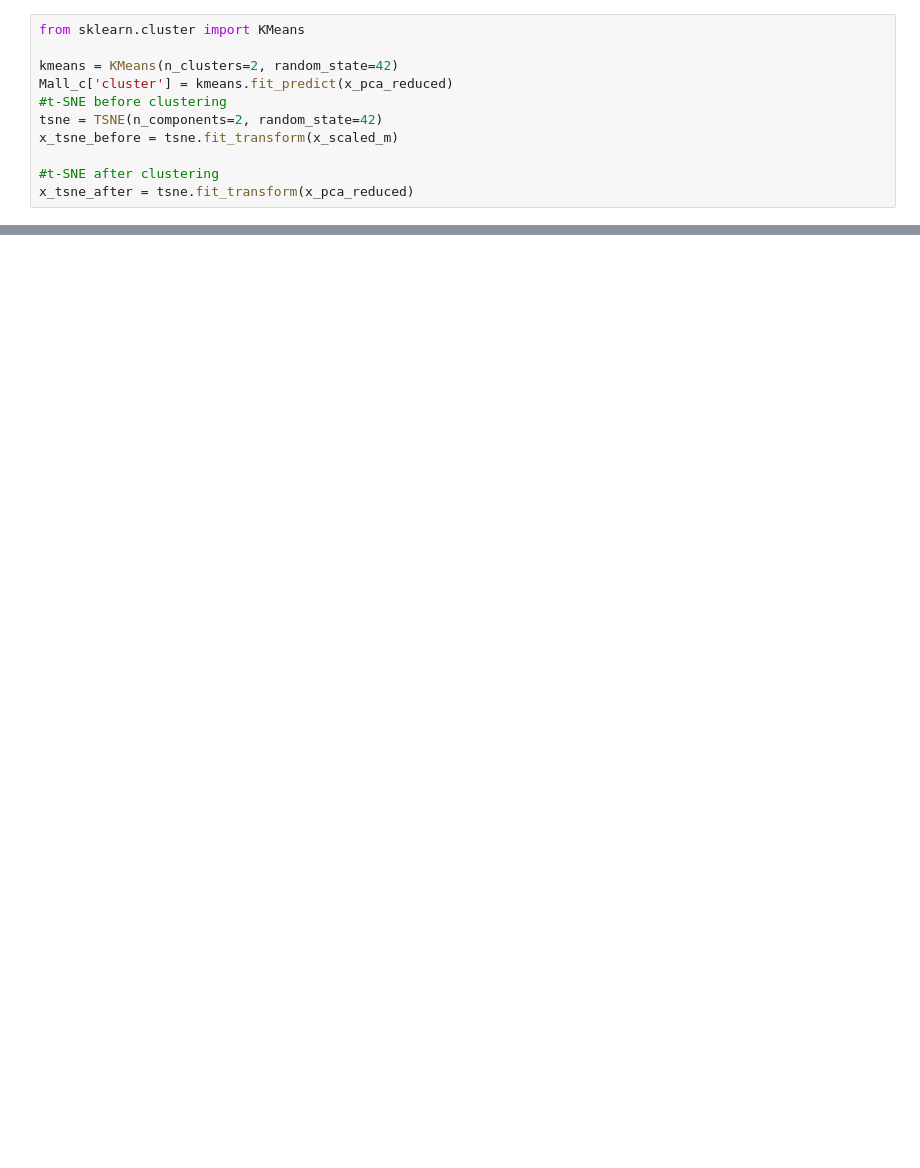
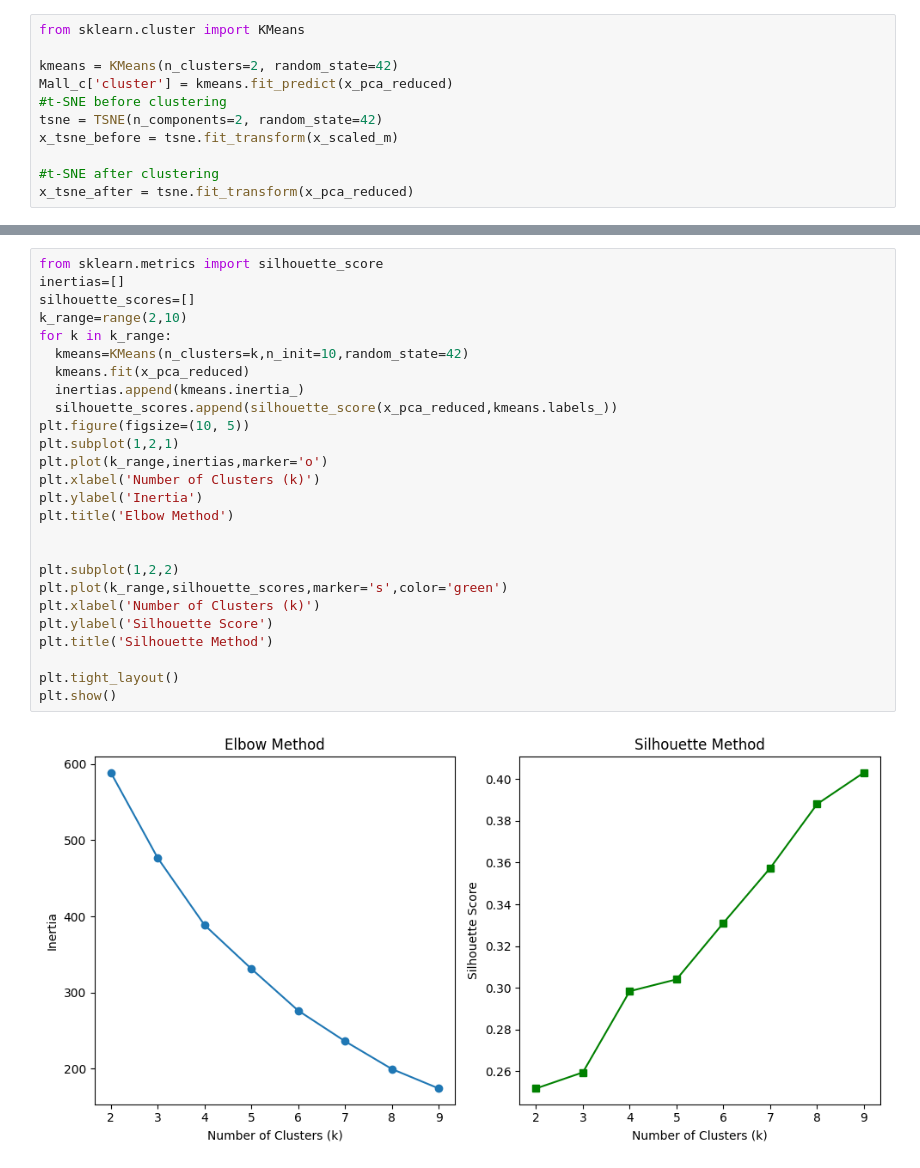
Before and after one commit to Naseem-Ananzeh/Ml2_Final_Project, a Jupyter notebook: Mall_dataset_.ipynb, the cells around one changed output, grey strips where cells are left out. Saved outputs shown, nothing was run; the diff lists cells and outputs as text; blank space fills up the shorter version.

```diff
--- a/Mall_dataset_.ipynb
+++ b/Mall_dataset_.ipynb
@@ -108,0 +236,28 @@ plt.show()
+# %%
+from sklearn.metrics import silhouette_score
+inertias=[]
+silhouette_scores=[]
+k_range=range(2,10)
+for k in k_range:
+  kmeans=KMeans(n_clusters=k,n_init=10,random_state=42)
+  kmeans.fit(x_pca_reduced)
+  inertias.append(kmeans.inertia_)
+  silhouette_scores.append(silhouette_score(x_pca_reduced,kmeans.labels_))
+plt.figure(figsize=(10, 5))
+plt.subplot(1,2,1)
+plt.plot(k_range,inertias,marker='o')
+plt.xlabel('Number of Clusters (k)')
+plt.ylabel('Inertia')
+plt.title('Elbow Method')
+
+
+plt.subplot(1,2,2)
+plt.plot(k_range,silhouette_scores,marker='s',color='green')
+plt.xlabel('Number of Clusters (k)')
+plt.ylabel('Silhouette Score')
+plt.title('Silhouette Method')
+
+plt.tight_layout()
+plt.show()
+# %% [output]
+[figure, added]
```
Also changed, not shown: parts of 15 cells of this notebook.
